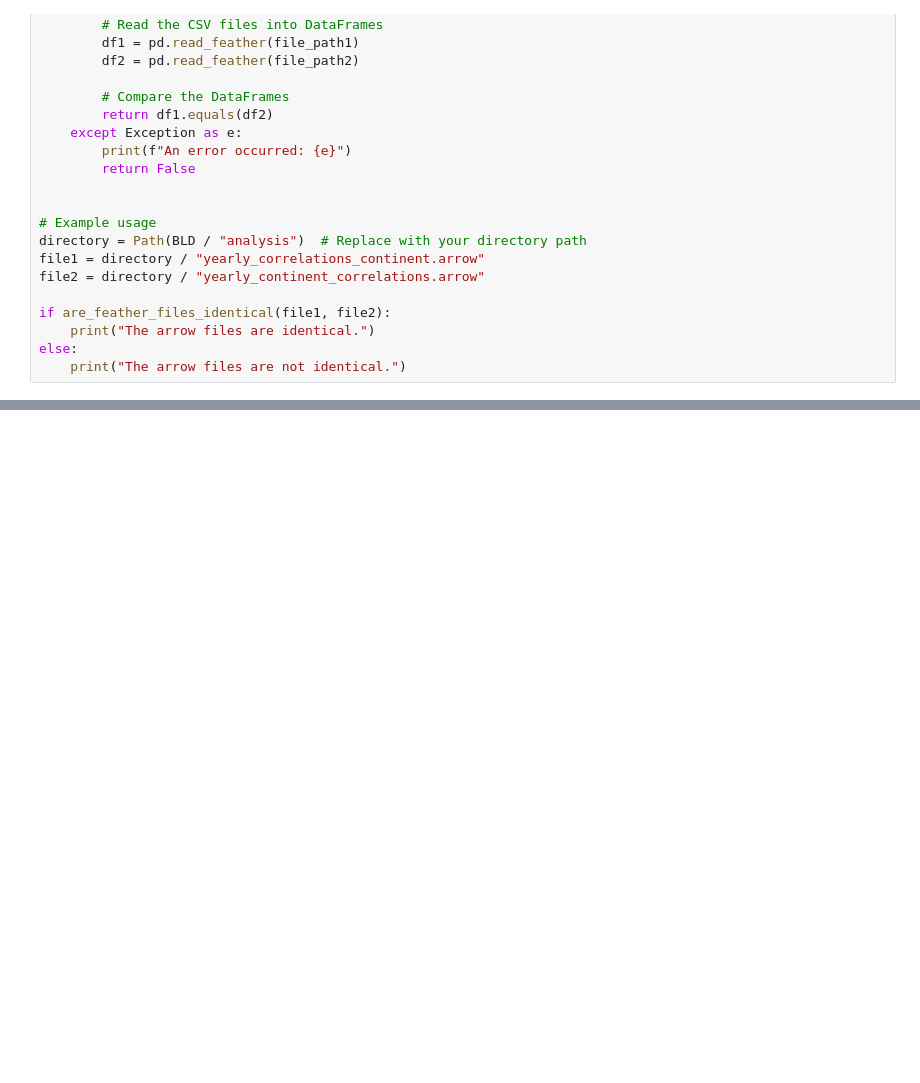
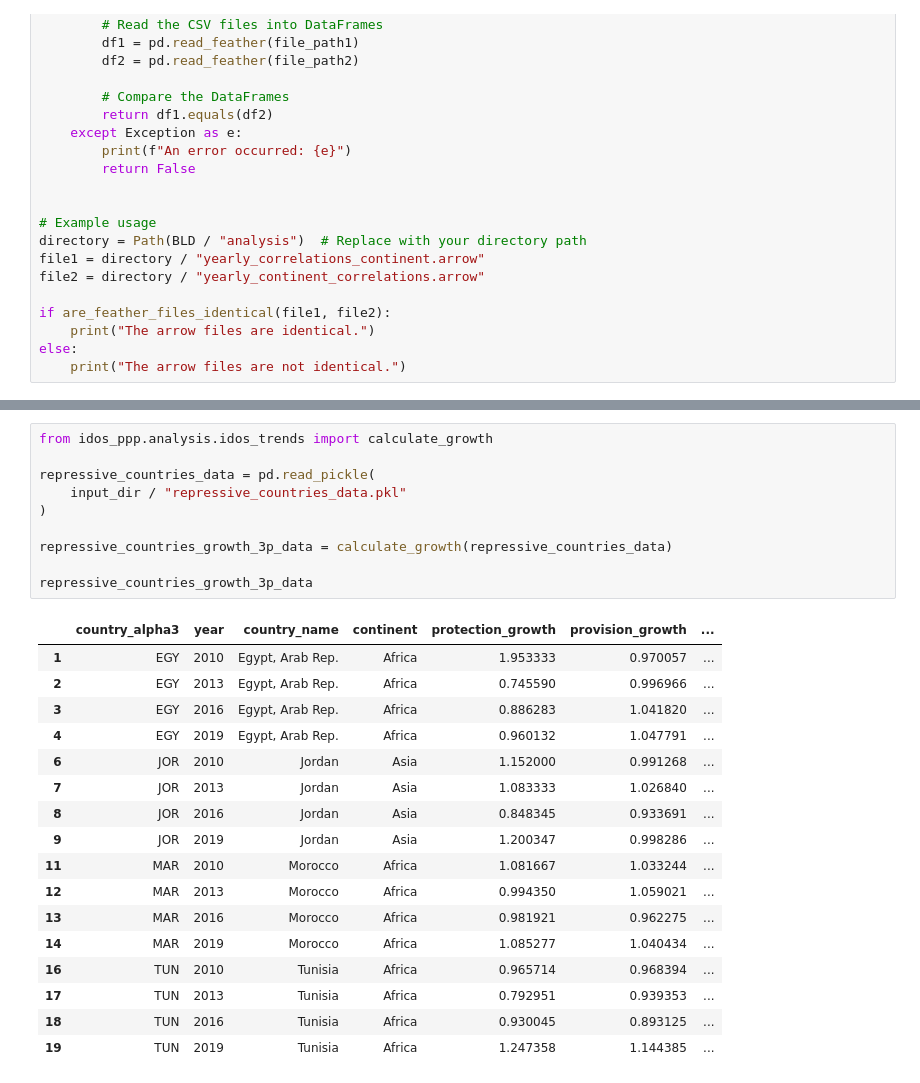
Before and after one commit to sergeimolinari/IDOS-PPP, a Jupyter notebook: src/idos_ppp/data_management/try.ipynb, the cells around one changed output, grey strips where cells are left out. Saved outputs shown, nothing was run; the diff lists cells and outputs as text; blank space fills up the shorter version.

Commit message:
Add function growth.

```diff
--- a/src/idos_ppp/data_management/try.ipynb
+++ b/src/idos_ppp/data_management/try.ipynb
@@ -461,0 +461,28 @@ eu_3p_subset_growth = None
+# %%
+from idos_ppp.analysis.idos_trends import calculate_growth
+
+repressive_countries_data = pd.read_pickle(
+    input_dir / "repressive_countries_data.pkl"
+)
+
+repressive_countries_growth_3p_data = calculate_growth(repressive_countries_data)
+
+repressive_countries_growth_3p_data
+# %% [output]
+|  | country_alpha3 | year | country_name | continent | protection_growth | provision_growth | ... |
+| 1 | EGY | 2010 | Egypt, Arab Rep. | Africa | 1.953333 | 0.970057 | ... |
+| 2 | EGY | 2013 | Egypt, Arab Rep. | Africa | 0.745590 | 0.996966 | ... |
+| 3 | EGY | 2016 | Egypt, Arab Rep. | Africa | 0.886283 | 1.041820 | ... |
+| 4 | EGY | 2019 | Egypt, Arab Rep. | Africa | 0.960132 | 1.047791 | ... |
+| 6 | JOR | 2010 | Jordan | Asia | 1.152000 | 0.991268 | ... |
+| 7 | JOR | 2013 | Jordan | Asia | 1.083333 | 1.026840 | ... |
+| 8 | JOR | 2016 | Jordan | Asia | 0.848345 | 0.933691 | ... |
+| 9 | JOR | 2019 | Jordan | Asia | 1.200347 | 0.998286 | ... |
+| 11 | MAR | 2010 | Morocco | Africa | 1.081667 | 1.033244 | ... |
+| 12 | MAR | 2013 | Morocco | Africa | 0.994350 | 1.059021 | ... |
+| 13 | MAR | 2016 | Morocco | Africa | 0.981921 | 0.962275 | ... |
+| 14 | MAR | 2019 | Morocco | Africa | 1.085277 | 1.040434 | ... |
+| 16 | TUN | 2010 | Tunisia | Africa | 0.965714 | 0.968394 | ... |
+| 17 | TUN | 2013 | Tunisia | Africa | 0.792951 | 0.939353 | ... |
+| 18 | TUN | 2016 | Tunisia | Africa | 0.930045 | 0.893125 | ... |
+| 19 | TUN | 2019 | Tunisia | Africa | 1.247358 | 1.144385 | ... |
```
Also changed, not shown: parts of 3 cells of this notebook, 5 other files.
